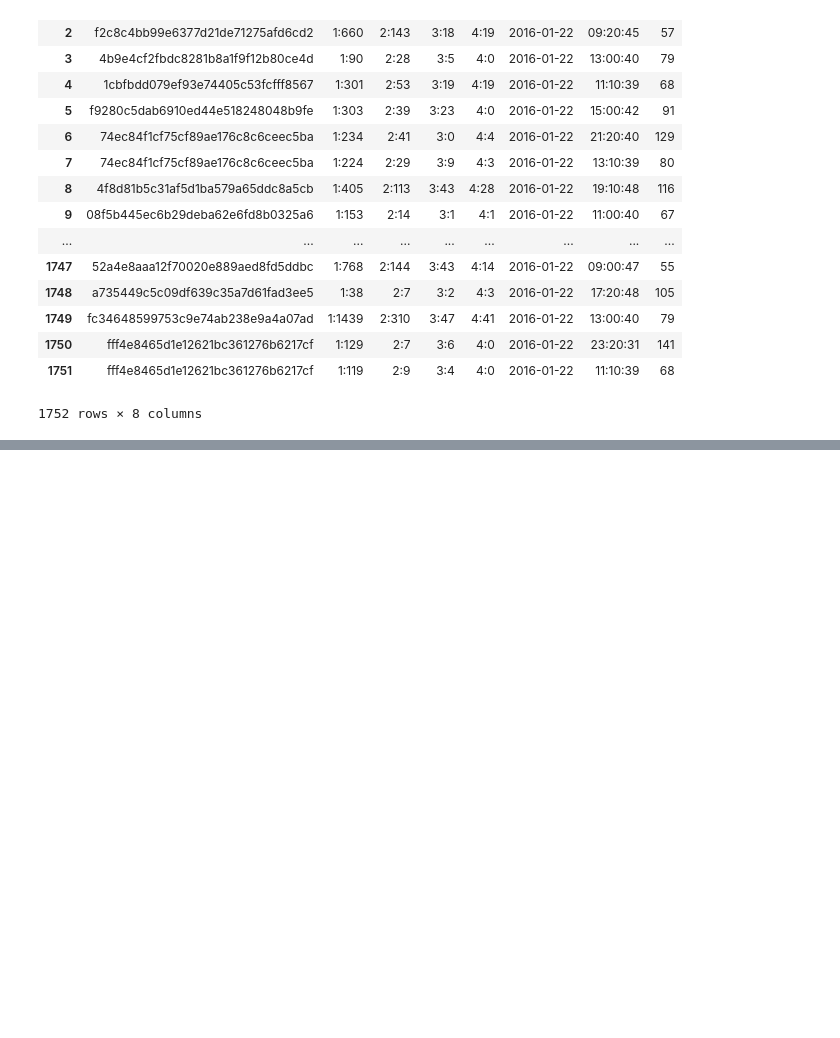
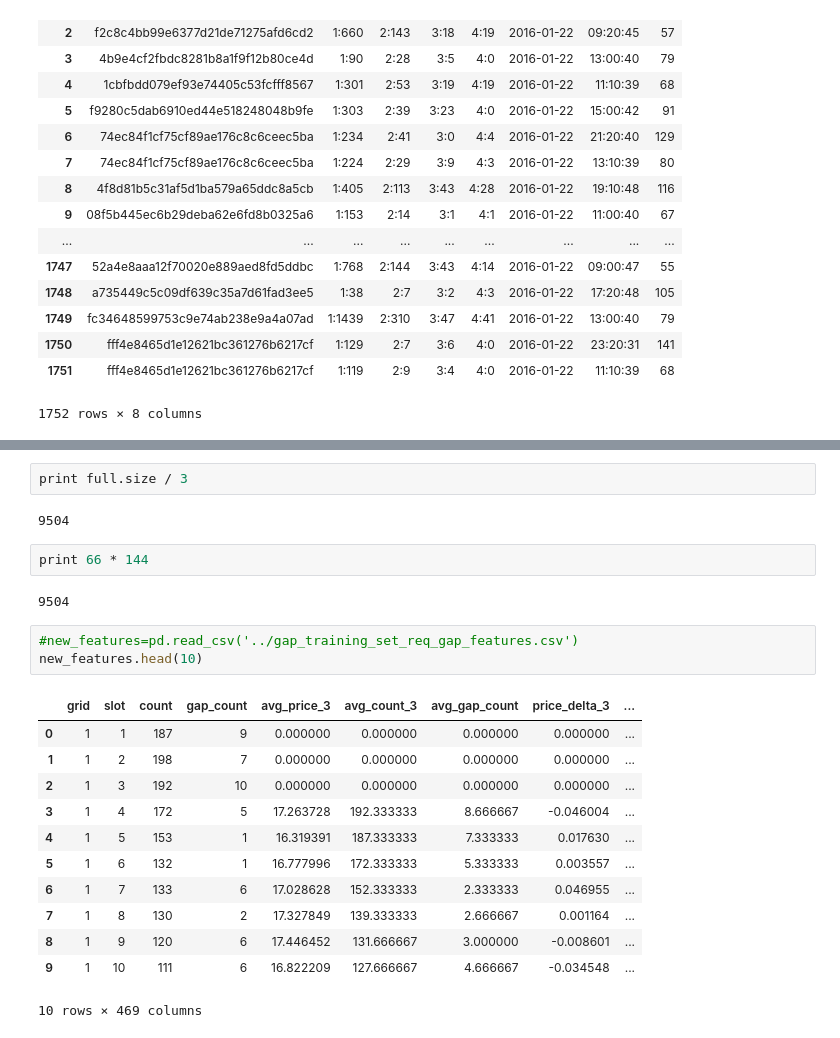
Before and after one commit to mangolzy/trafficFlowProject, a Jupyter notebook: season1/training_data/order_data/oneFilePreprocess.ipynb, the cells around one changed output, grey strips where cells are left out. Cells and saved outputs as stored; diff of their text form; blank space fills up the shorter version.

```diff
--- a/season1/training_data/order_data/oneFilePreprocess.ipynb
+++ b/season1/training_data/order_data/oneFilePreprocess.ipynb
@@ -1000,0 +1304,24 @@ test_tra
+# %%
+print full.size / 3
+# %% [output]
+9504
+# %%
+print 66 * 144
+# %% [output]
+9504
+# %%
+#new_features=pd.read_csv('../gap_training_set_req_gap_features.csv')
+new_features.head(10)
+# %% [output]
+|  | grid | slot | count | gap_count | avg_price_3 | avg_count_3 | avg_gap_count | price_delta_3 | ... |
+| 0 | 1 | 1 | 187 | 9 | 0.000000 | 0.000000 | 0.000000 | 0.000000 | ... |
+| 1 | 1 | 2 | 198 | 7 | 0.000000 | 0.000000 | 0.000000 | 0.000000 | ... |
+| 2 | 1 | 3 | 192 | 10 | 0.000000 | 0.000000 | 0.000000 | 0.000000 | ... |
+| 3 | 1 | 4 | 172 | 5 | 17.263728 | 192.333333 | 8.666667 | -0.046004 | ... |
+| 4 | 1 | 5 | 153 | 1 | 16.319391 | 187.333333 | 7.333333 | 0.017630 | ... |
+| 5 | 1 | 6 | 132 | 1 | 16.777996 | 172.333333 | 5.333333 | 0.003557 | ... |
+| 6 | 1 | 7 | 133 | 6 | 17.028628 | 152.333333 | 2.333333 | 0.046955 | ... |
+| 7 | 1 | 8 | 130 | 2 | 17.327849 | 139.333333 | 2.666667 | 0.001164 | ... |
+| 8 | 1 | 9 | 120 | 6 | 17.446452 | 131.666667 | 3.000000 | -0.008601 | ... |
+| 9 | 1 | 10 | 111 | 6 | 16.822209 | 127.666667 | 4.666667 | -0.034548 | ... |
+10 rows × 469 columns
```
Also changed, not shown: parts of 34 cells of this notebook, 2 other files.
